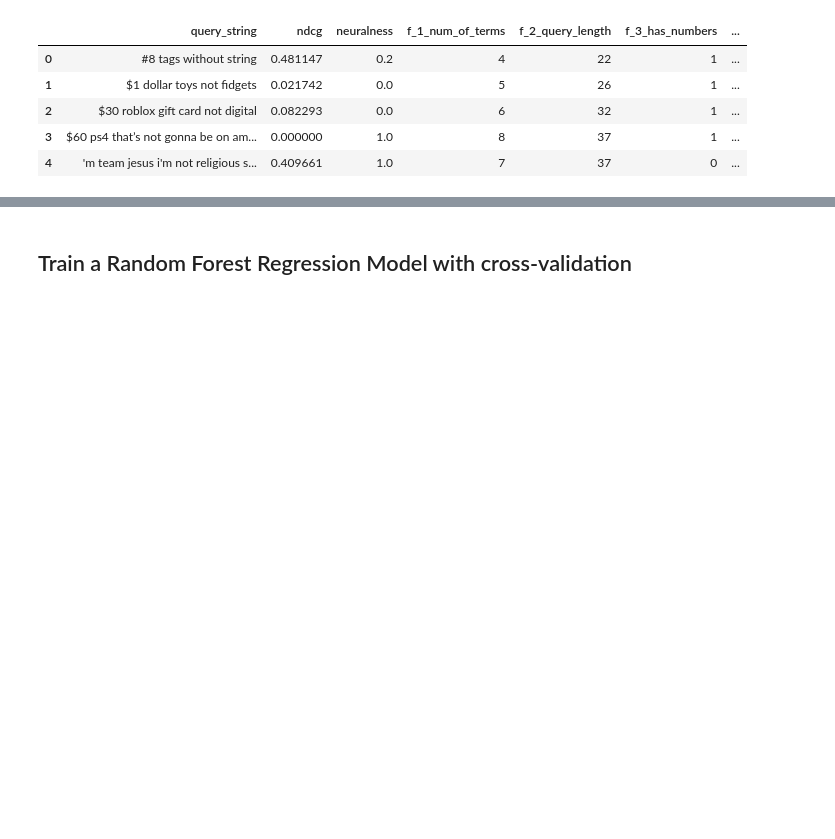
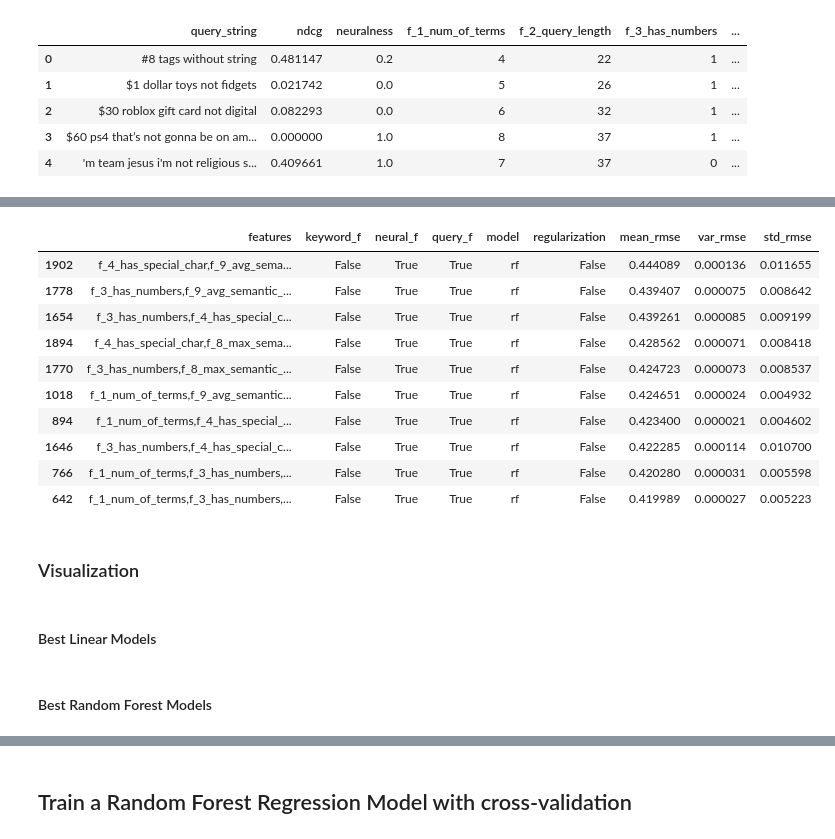
Before and after one commit to o19s/opensearch-hybrid-search-optimization, a Jupyter notebook: notebooks/7_Dynamic_Optimization_Feature_Engineering.ipynb, the cells around one changed output, grey strips where cells are left out. Drawn from its saved outputs; the diff is of its cells as text; code cells hidden in the pictures; blank space fills up the shorter version.

```diff
--- a/notebooks/7_Dynamic_Optimization_Feature_Engineering.ipynb
+++ b/notebooks/7_Dynamic_Optimization_Feature_Engineering.ipynb
@@ -837,0 +858,17 @@ fig.show()
+# %%
+# 10 worst feature combinations across all experiments
+df_agg_metrics.sort_values(by='mean_rmse', ascending=False).head(10)
+# %% [output]
+|  | features | keyword_f | neural_f | query_f | model | regularization | mean_rmse | var_rmse | std_rmse |
+| 1902 | f_4_has_special_char,f_9_avg_sema... | False | True | True | rf | False | 0.444089 | 0.000136 | 0.011655 |
+| 1778 | f_3_has_numbers,f_9_avg_semantic_... | False | True | True | rf | False | 0.439407 | 0.000075 | 0.008642 |
+| 1654 | f_3_has_numbers,f_4_has_special_c... | False | True | True | rf | False | 0.439261 | 0.000085 | 0.009199 |
+| 1894 | f_4_has_special_char,f_8_max_sema... | False | True | True | rf | False | 0.428562 | 0.000071 | 0.008418 |
+| 1770 | f_3_has_numbers,f_8_max_semantic_... | False | True | True | rf | False | 0.424723 | 0.000073 | 0.008537 |
+| 1018 | f_1_num_of_terms,f_9_avg_semantic... | False | True | True | rf | False | 0.424651 | 0.000024 | 0.004932 |
+| 894 | f_1_num_of_terms,f_4_has_special_... | False | True | True | rf | False | 0.423400 | 0.000021 | 0.004602 |
+| 1646 | f_3_has_numbers,f_4_has_special_c... | False | True | True | rf | False | 0.422285 | 0.000114 | 0.010700 |
+| 766 | f_1_num_of_terms,f_3_has_numbers,... | False | True | True | rf | False | 0.420280 | 0.000031 | 0.005598 |
+| 642 | f_1_num_of_terms,f_3_has_numbers,... | False | True | True | rf | False | 0.419989 | 0.000027 | 0.005223 |
+# %% [markdown]
+### Visualization
@@ -837,0 +886,2 @@ fig.show()
+# %% [markdown]
+#### Best Linear Models
@@ -837,0 +898,2 @@ fig.show()
+# %% [markdown]
+#### Best Random Forest Models
```
Also changed, not shown: parts of 94 cells of this notebook, 1 other file.
